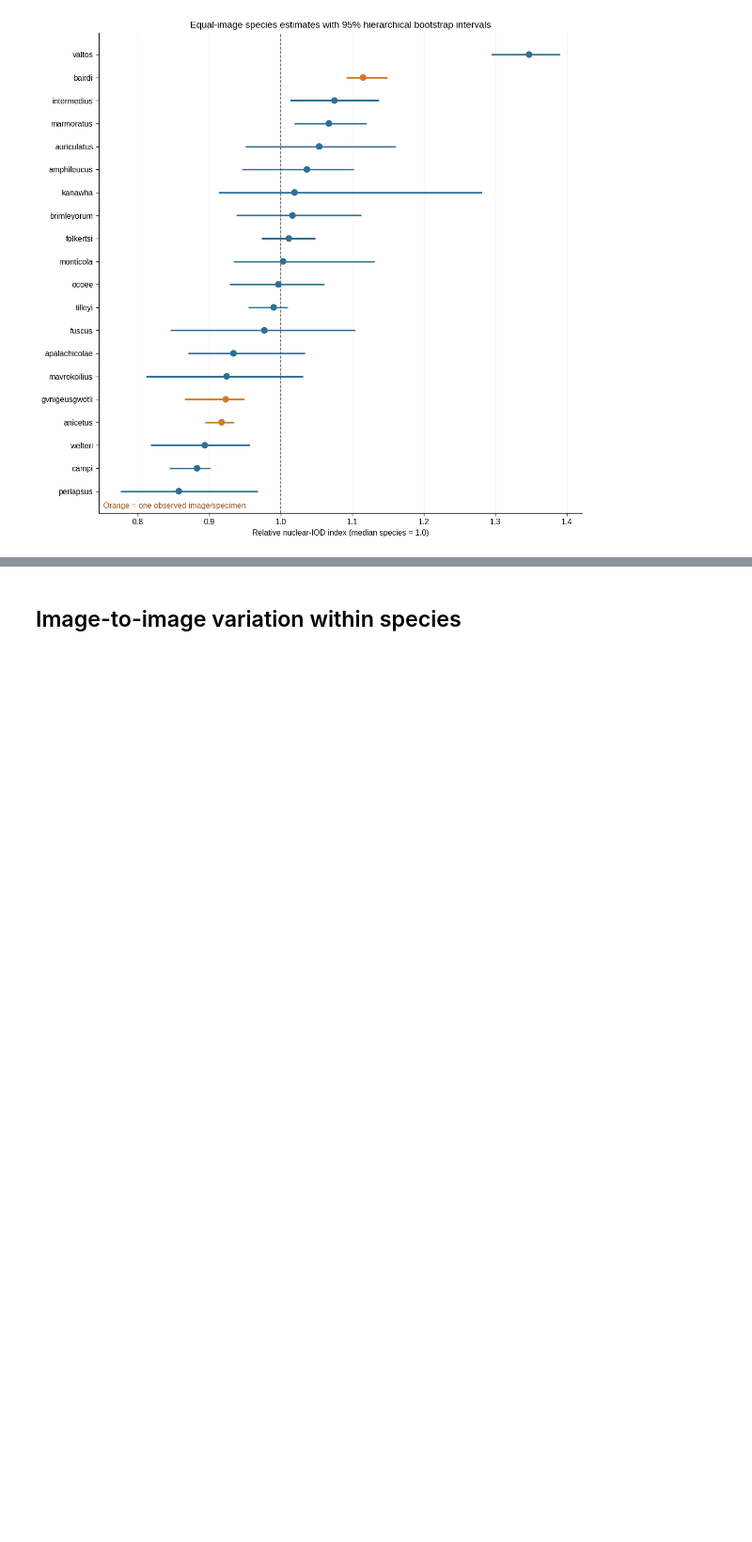
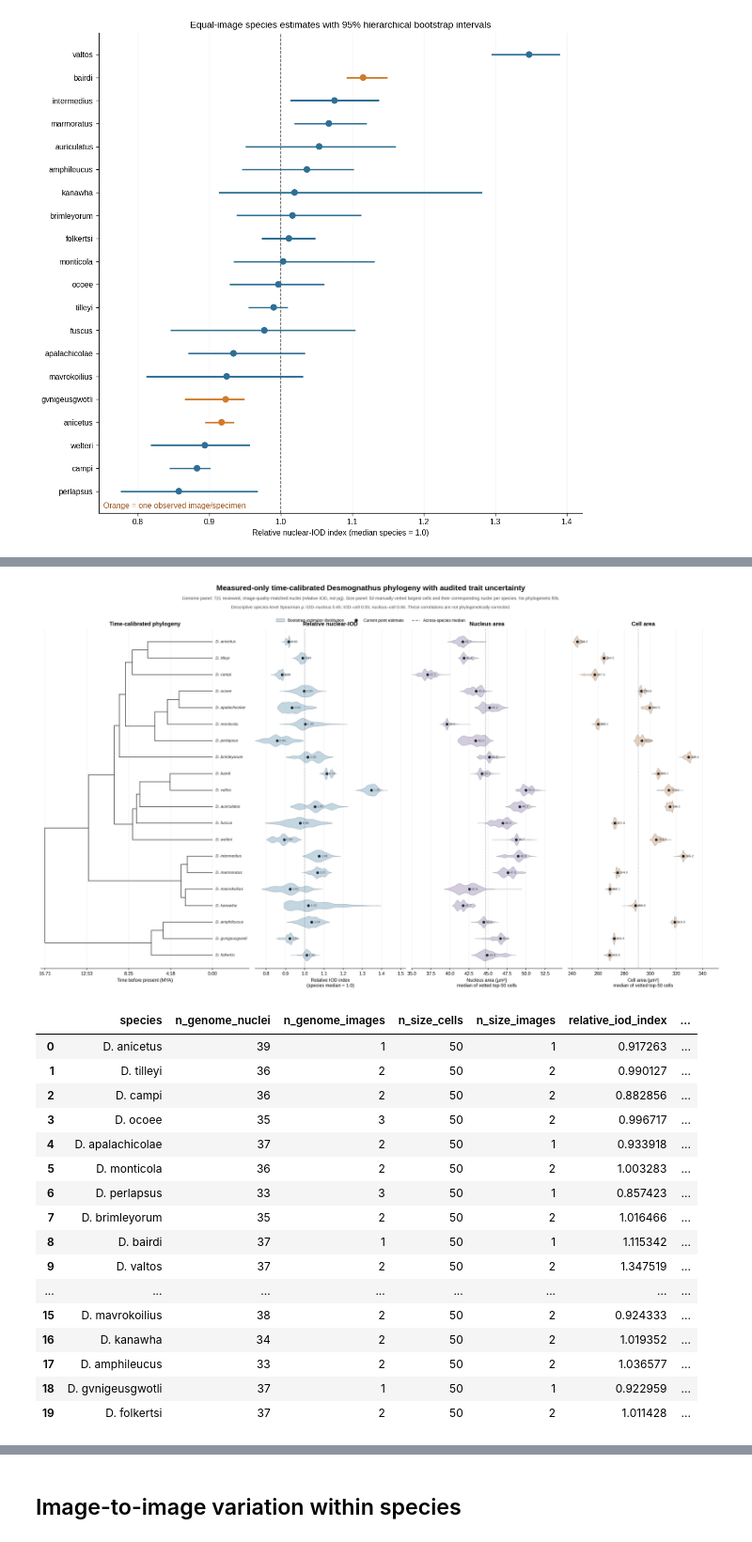
Before and after one commit to Jakeelamb/Desmognathus_TE_analysis, a Jupyter notebook: notebooks/presentation/frozen_genome_iod_analysis/frozen_genome_iod_analysis.executed.ipynb, the cells around one changed output, grey strips where cells are left out. Shown at 94% size. Saved outputs shown, nothing was run; the diff lists cells and outputs as text; code cells hidden in the pictures; blank space fills up the shorter version.

```diff
--- a/notebooks/presentation/frozen_genome_iod_analysis/frozen_genome_iod_analysis.executed.ipynb
+++ b/notebooks/presentation/frozen_genome_iod_analysis/frozen_genome_iod_analysis.executed.ipynb
@@ -319,0 +330,29 @@ plt.show()
+# %%
+phylogeny_figure = FIGURE_DIR / "07_measured_phylogeny_genome_nucleus_cell.png"
+phylogeny_summary_path = REPORT_DIR / "phylogeny_genome_nucleus_cell_summary.csv"
+phylogeny_correlation_path = REPORT_DIR / "phylogeny_genome_nucleus_cell_correlations.csv"
+assert phylogeny_figure.exists(), "Run the measured phylogeny figure builder first"
+assert phylogeny_summary_path.exists()
+assert phylogeny_correlation_path.exists()
+display(Image(filename=str(phylogeny_figure)))
+display(pd.read_csv(phylogeny_summary_path))
+display(pd.read_csv(phylogeny_correlation_path))
+# %% [output]
+[figure, added]
+|  | species | n_genome_nuclei | n_genome_images | n_size_cells | n_size_images | relative_iod_index | ... |
+| 0 | D. anicetus | 39 | 1 | 50 | 1 | 0.917263 | ... |
+| 1 | D. tilleyi | 36 | 2 | 50 | 2 | 0.990127 | ... |
+| 2 | D. campi | 36 | 2 | 50 | 2 | 0.882856 | ... |
+| 3 | D. ocoee | 35 | 3 | 50 | 2 | 0.996717 | ... |
+| 4 | D. apalachicolae | 37 | 2 | 50 | 1 | 0.933918 | ... |
+| 5 | D. monticola | 36 | 2 | 50 | 2 | 1.003283 | ... |
+| 6 | D. perlapsus | 33 | 3 | 50 | 1 | 0.857423 | ... |
+| 7 | D. brimleyorum | 35 | 2 | 50 | 2 | 1.016466 | ... |
+| 8 | D. bairdi | 37 | 1 | 50 | 1 | 1.115342 | ... |
+| 9 | D. valtos | 37 | 2 | 50 | 2 | 1.347519 | ... |
+| ... | ... | ... | ... | ... | ... | ... | ... |
+| 15 | D. mavrokoilius | 38 | 2 | 50 | 2 | 0.924333 | ... |
+| 16 | D. kanawha | 34 | 2 | 50 | 2 | 1.019352 | ... |
+| 17 | D. amphileucus | 33 | 2 | 50 | 2 | 1.036577 | ... |
+| 18 | D. gvnigeusgwotli | 37 | 1 | 50 | 1 | 0.922959 | ... |
+| 19 | D. folkertsi | 37 | 2 | 50 | 2 | 1.011428 | ... |
```
Also changed, not shown: parts of 4 cells of this notebook, 11 other files.
